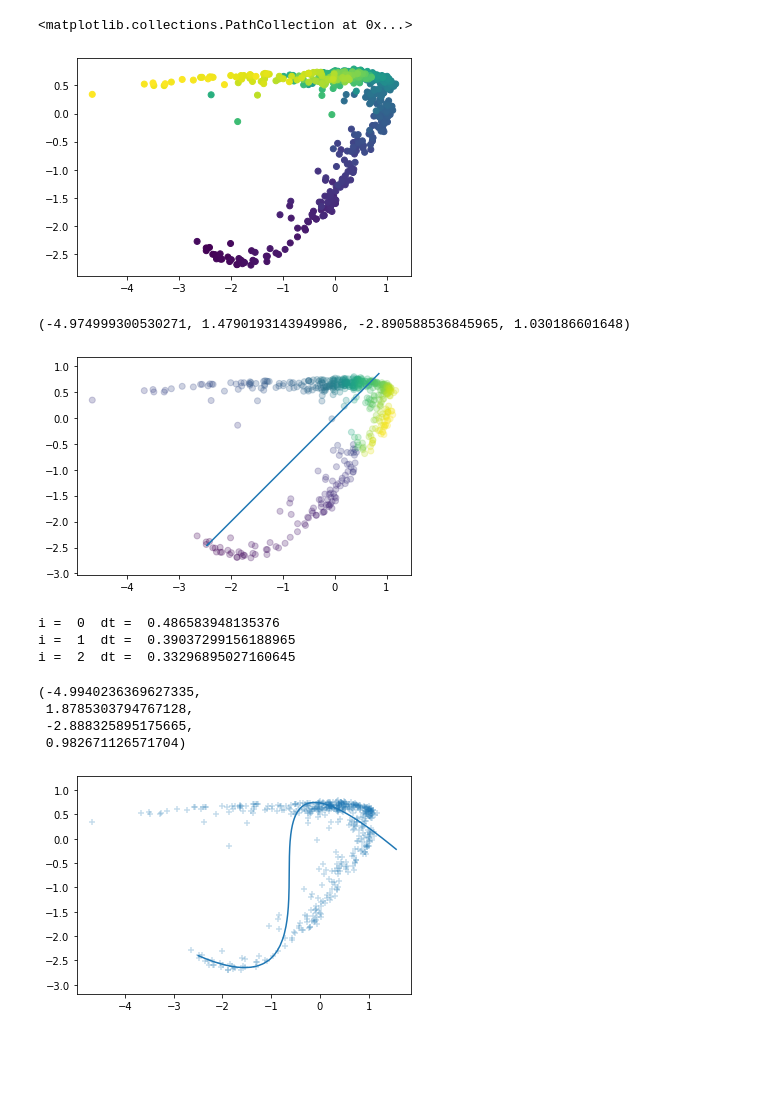
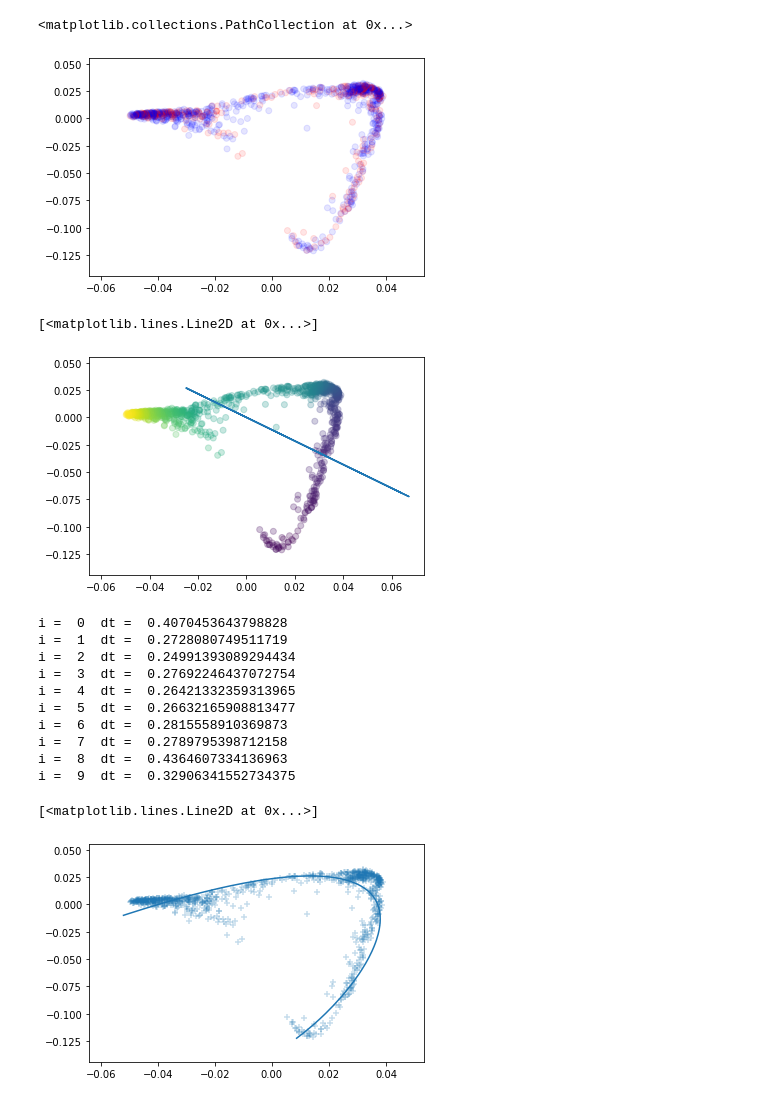
Before and after one commit to zsteve/pcurvepy, a Jupyter notebook: test.ipynb, the cells around one changed output. Drawn from its saved outputs; the diff is of its cells as text; code cells hidden in the pictures; blank space fills up the shorter version.

```diff
--- a/test.ipynb
+++ b/test.ipynb
@@ -10,9 +10,8 @@ from scipy.interpolate import UnivariateSpline
 # %%
 data = pd.read_csv('test_data.csv')
 x = data.loc[:, ('X1', 'X2')].to_numpy()
-x = x[0:500, :]
 x = x - np.mean(x, 0)
-x[:, 0] = x[:, 0]/np.std(x[:, 0])
-x[:, 1] = x[:, 1]/np.std(x[:, 1])
+# x[:, 0] = x[:, 0]/np.std(x[:, 0])
+# x[:, 1] = x[:, 1]/np.std(x[:, 1])
 
 index = np.arange(0, len(x))
@@ -20,9 +23,9 @@ index = np.arange(0, len(x))
 pca = PCA(n_components = 2)
 pca.fit(x)
 pc1 = pca.components_[:, 0]
-plt.scatter(x[:, 0], x[:, 1], c = index)
+plt.scatter(x[:, 0], x[:, 1], c = count_color, alpha = 0.1)
 # %% [output]
 <matplotlib.collections.PathCollection at 0x...>
-[figure, old version]
+[figure, new version]
 # %%
 def abline(a, b):
@@ -64,19 +67,17 @@ def project(x, p, s):
 # %%
 plt.scatter(x[:, 0], x[:, 1], alpha = 0.25, c = index)
 
 p = proj(pc1, x) # starting point for iteration
 order = np.argsort([np.linalg.norm(p[0, :] - p[i, :]) for i in range(0, p.shape[0])])
 p = p[order]
 s = renorm_parameterisation(p)
 
 plt.plot(p[:, 0], p[:, 1])
-plt.axis('equal')
 # %% [output]
-(-4.974999300530271, 1.4790193143949986, -2.890588536845965, 1.030186601648)
+[<matplotlib.lines.Line2D at 0x...>]
-[figure, old version]
+[figure, new version]
 # %%
-plt.scatter(x[:, 0], x[:, 1], alpha = 0.25, marker = '+')
-for i in range(0, 3):
+for i in range(0, 10):
     t0 = time.time()
     s_interp = project(x, p, s)
     print("i = ", i, " dt = ", time.time() - t0)
@@ -93,14 +94,20 @@ for i in range(0, 3):
     idx = [i for i in range(0, p.shape[0]-1) if (p[i] != p[i+1]).any()]
     p = p[idx, :]
     s = renorm_parameterisation(p)
+
+plt.scatter(x[:, 0], x[:, 1], alpha = 0.25, marker = '+')
 plt.plot(p[:, 0], p[:, 1])
-plt.axis('equal')
+# plt.axis('equal')
 # %% [output]
-i =  0  dt =  0.486583948135376
-i =  1  dt =  0.39037299156188965
-i =  2  dt =  0.33296895027160645
+i =  0  dt =  0.4070453643798828
+i =  1  dt =  0.2728080749511719
+i =  2  dt =  0.24991393089294434
+i =  3  dt =  0.27692246437072754
+i =  4  dt =  0.26421332359313965
+i =  5  dt =  0.26632165908813477
+i =  6  dt =  0.2815558910369873
+i =  7  dt =  0.2789795398712158
+i =  8  dt =  0.4364607334136963
+i =  9  dt =  0.32906341552734375
-(-4.9940236369627335,
- 1.8785303794767128,
- -2.888325895175665,
- 0.982671126571704)
+[<matplotlib.lines.Line2D at 0x...>]
-[figure, old version]
+[figure, new version]
```
Also changed, not shown: parts of 2 cells of this notebook, 1 other file.
